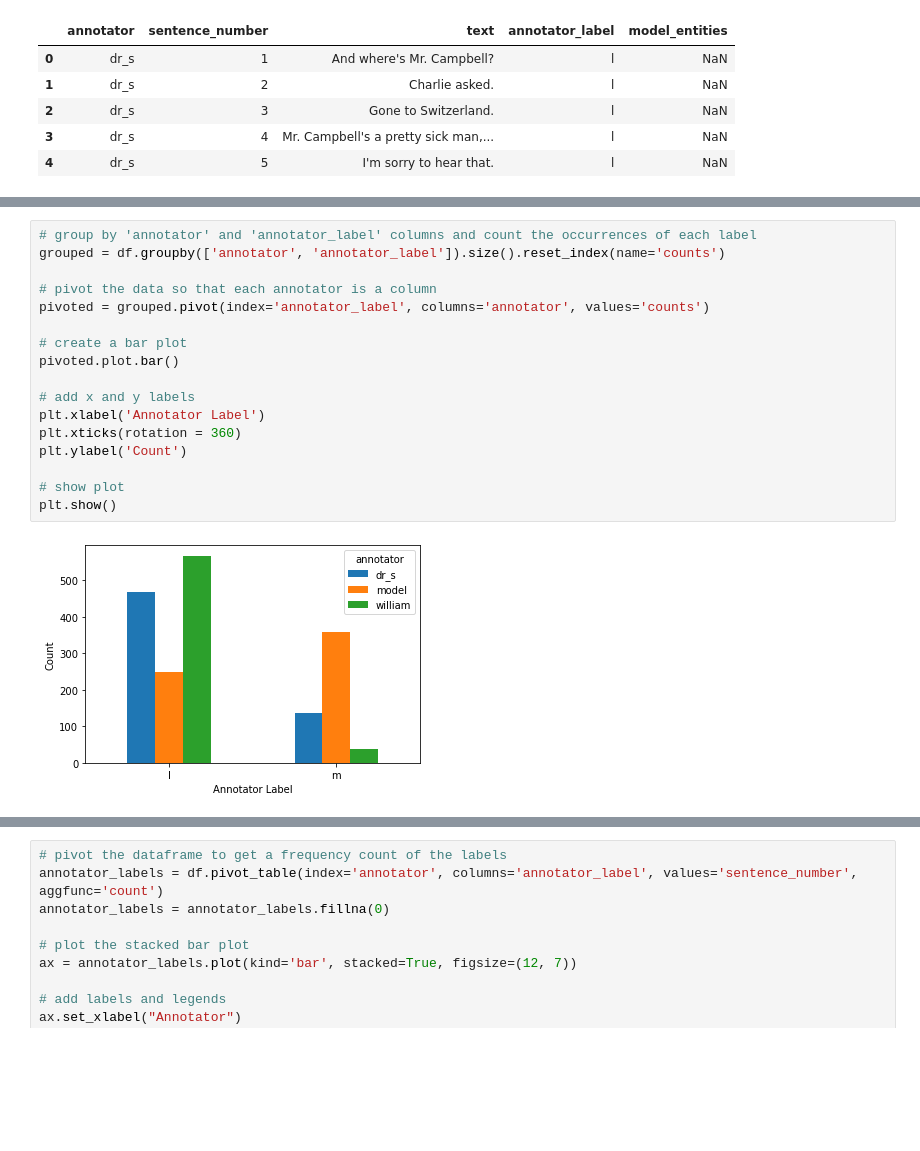
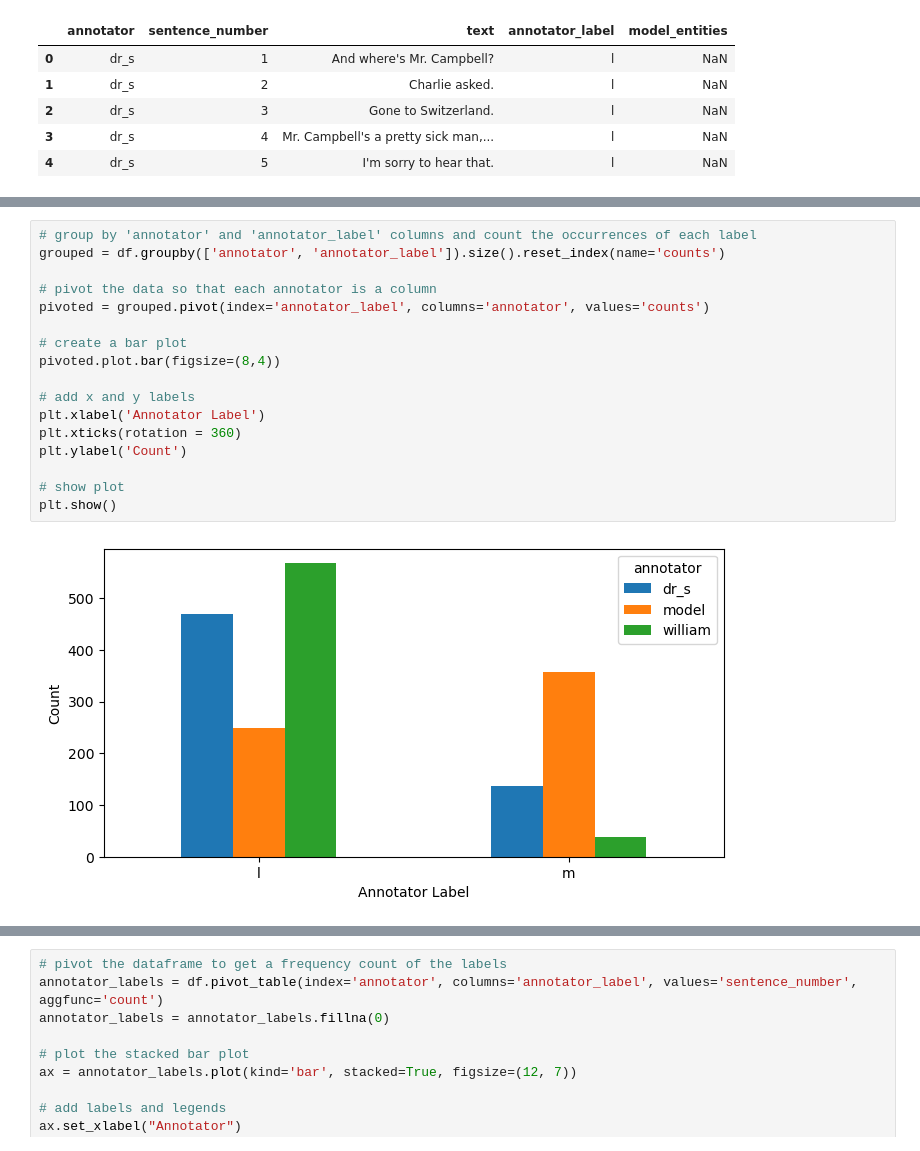
Before and after one commit to kspicer80/metaphor_playground, a Jupyter notebook: exploratory_data_analysis.ipynb, the cells around one changed output, grey strips where cells are left out. Cells and saved outputs as stored; diff of their text form; blank space fills up the shorter version.

```diff
--- a/exploratory_data_analysis.ipynb
+++ b/exploratory_data_analysis.ipynb
@@ -16,19 +95,19 @@ df.head()
 # %%
 # group by 'annotator' and 'annotator_label' columns and count the occurrences of each label
 grouped = df.groupby(['annotator', 'annotator_label']).size().reset_index(name='counts')
 
 # pivot the data so that each annotator is a column
 pivoted = grouped.pivot(index='annotator_label', columns='annotator', values='counts')
 
 # create a bar plot
-pivoted.plot.bar()
+pivoted.plot.bar(figsize=(8,4))
 
 # add x and y labels
 plt.xlabel('Annotator Label')
 plt.xticks(rotation = 360)
 plt.ylabel('Count')
 
 # show plot
 plt.show()
 # %% [output]
-[figure, old version]
+[figure, new version]
```
Also changed, not shown: parts of 10 cells of this notebook.
